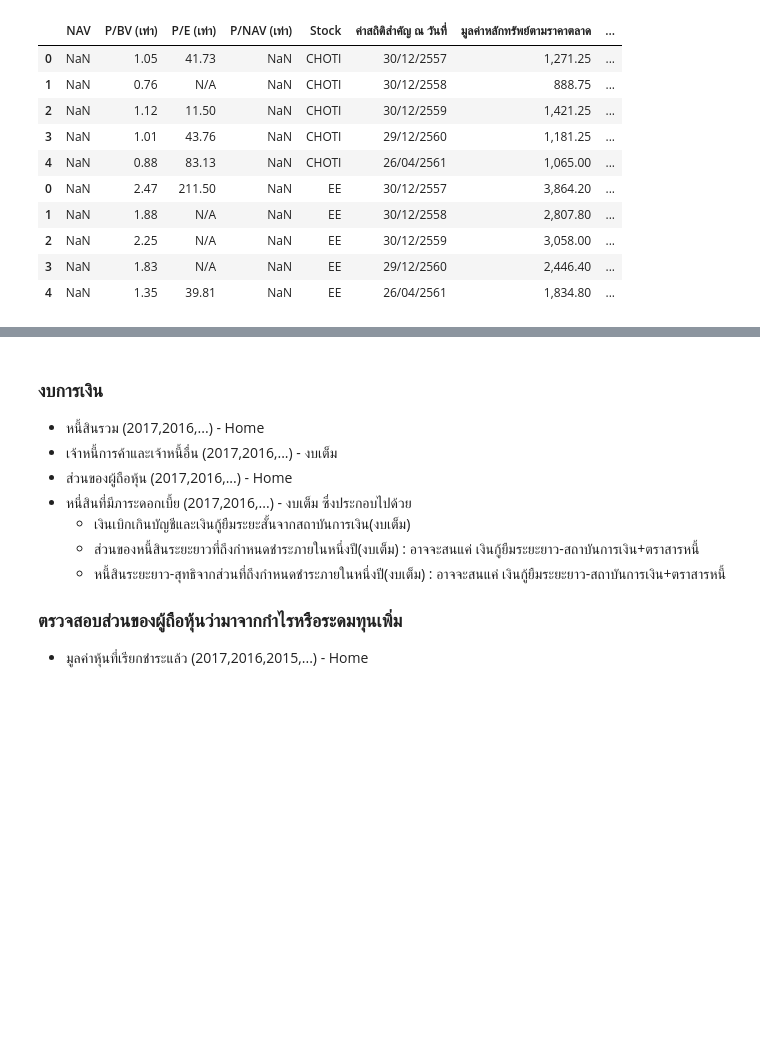
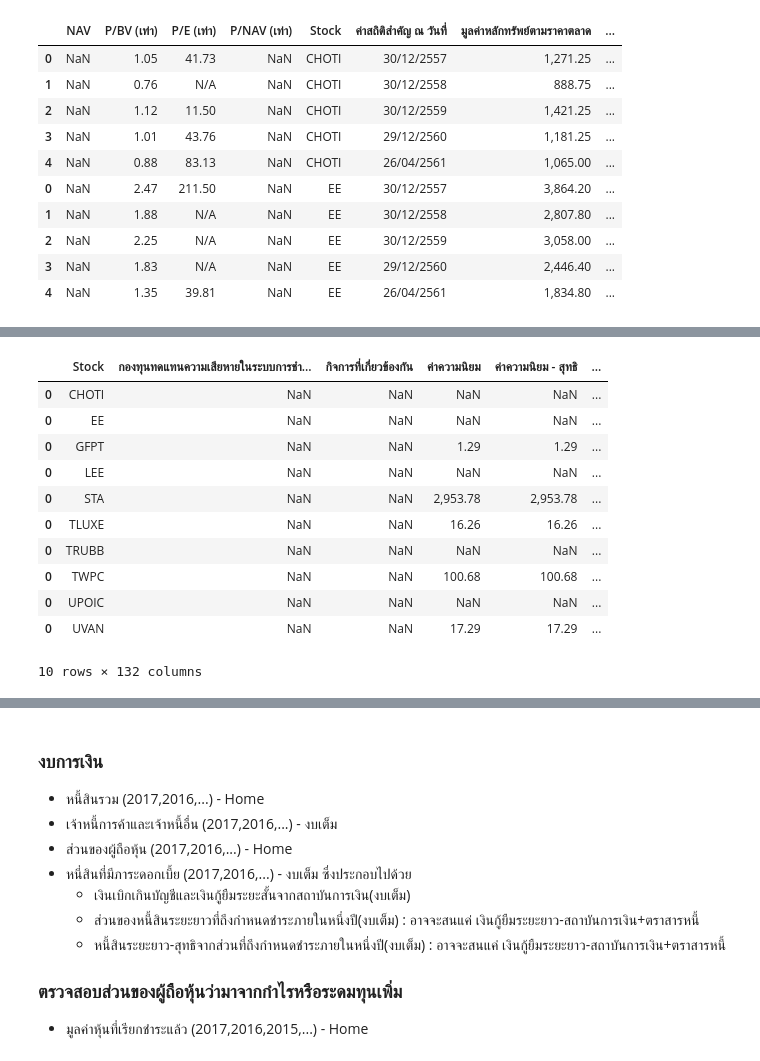
Before and after one commit to Kanbc/stock-analysis, a Jupyter notebook: notebook/2_get_data/3_stock_detail.ipynb, the cells around one changed output, grey strips where cells are left out. Cells and saved outputs as stored; diff of their text form; code cells hidden in the pictures; blank space fills up the shorter version.

Commit message:
full detail of last financial report

```diff
--- a/notebook/2_get_data/3_stock_detail.ipynb
+++ b/notebook/2_get_data/3_stock_detail.ipynb
@@ -231,0 +264,6 @@ report2.to_csv('../../data/explore/fin_statement_statistic.csv', index=False)
+# %%
+def getProfileTableHeadData(head):
+    data_head = head.find_all('th')
+    date_text = [ list(html.stripped_strings) for html in data_head ]
+    dates = [ year_date[0] if len(year_date) > 0 else '-' for year_date in date_text ]
+    return [data_head[0].text,dates[1]]
@@ -231,0 +336,19 @@ report2.to_csv('../../data/explore/fin_statement_statistic.csv', index=False)
+# %%
+prefix_url = 'https://www.settrade.com'
+report1_frames = []
+report2_frames = []
+
+for index,stock in stock_table.iterrows():
+    suffix_url = stock['งบการเงิน']
+    settrade_url = prefix_url + suffix_url
+    stock_df = getStockFullDetail(settrade_url,stock['Stock'])
+    if stock_df[0] == False :
+        status = 'Fail!'
+    else:
+        status = 'OK'
+        report1_frames.append(stock_df[1])
+        report2_frames.append(stock_df[2])
+    print(stock['Stock'],status)
+
+report1 = pd.concat(report1_frames)
+report2 = pd.concat(report2_frames)
@@ -231,0 +373,15 @@ report2.to_csv('../../data/explore/fin_statement_statistic.csv', index=False)
+# %%
+report1[0:10]
+# %% [output]
+|  | Stock | กองทุนทดแทนความเสียหายในระบบการชำ... | กิจการที่เกี่ยวข้องกัน | ค่าความนิยม | ค่าความนิยม - สุทธิ | ... |
+| 0 | CHOTI | NaN | NaN | NaN | NaN | ... |
+| 0 | EE | NaN | NaN | NaN | NaN | ... |
+| 0 | GFPT | NaN | NaN | 1.29 | 1.29 | ... |
+| 0 | LEE | NaN | NaN | NaN | NaN | ... |
+| 0 | STA | NaN | NaN | 2,953.78 | 2,953.78 | ... |
+| 0 | TLUXE | NaN | NaN | 16.26 | 16.26 | ... |
+| 0 | TRUBB | NaN | NaN | NaN | NaN | ... |
+| 0 | TWPC | NaN | NaN | 100.68 | 100.68 | ... |
+| 0 | UPOIC | NaN | NaN | NaN | NaN | ... |
+| 0 | UVAN | NaN | NaN | 17.29 | 17.29 | ... |
+10 rows × 132 columns
```
Also changed, not shown: parts of 17 cells of this notebook, 3 other files.
